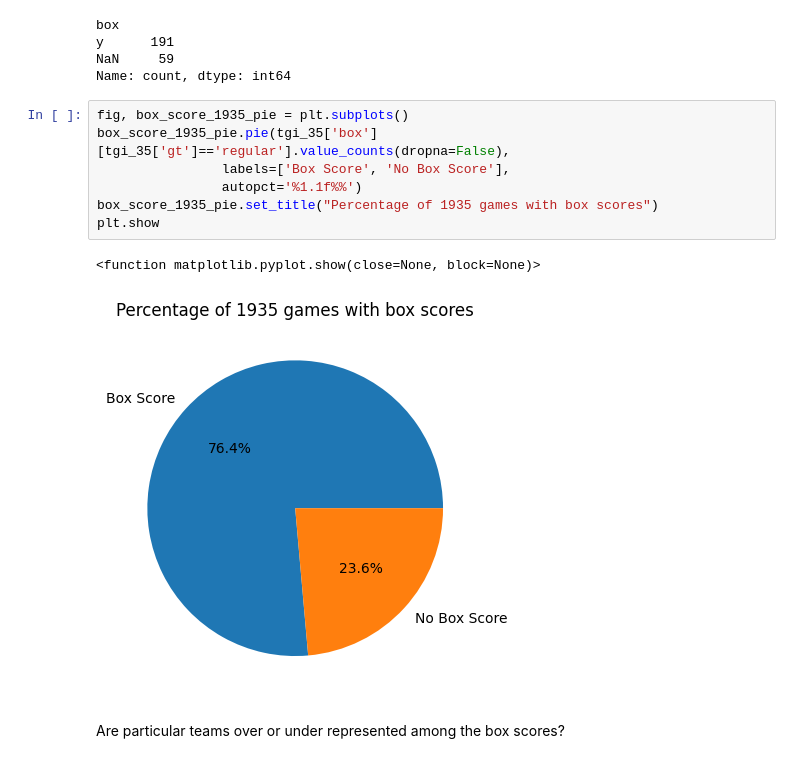
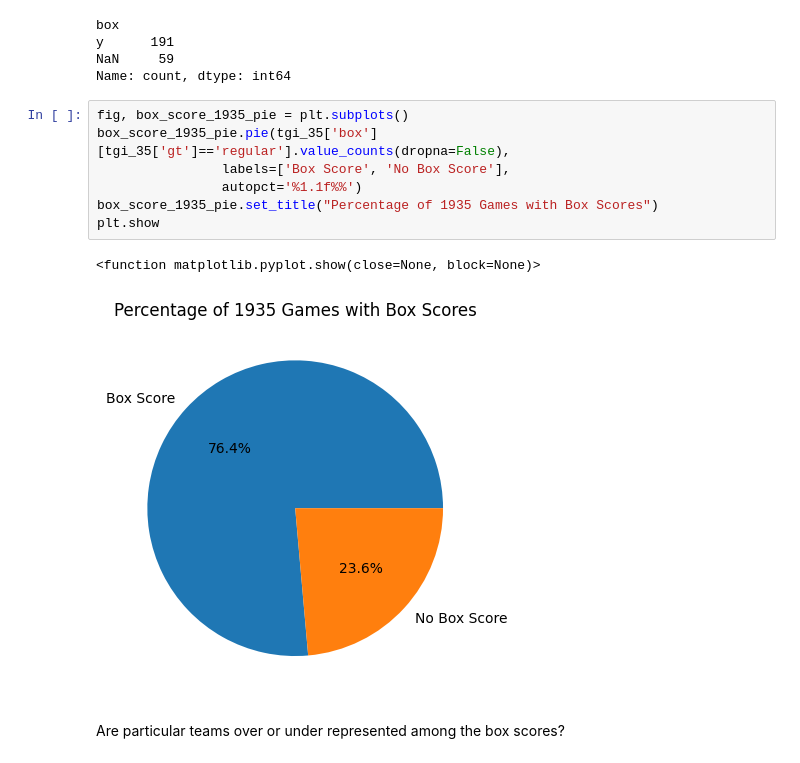
Before and after one commit to lcbogie/NgLgNov2025, a Jupyter notebook: exploration_1.ipynb, the cells around one changed output. Saved outputs shown, nothing was run; the diff lists cells and outputs as text.

```diff
--- a/exploration_1.ipynb
+++ b/exploration_1.ipynb
@@ -843,13 +863,13 @@ Name: count, dtype: int64
 # %%
 fig, box_score_1935_pie = plt.subplots()
 box_score_1935_pie.pie(tgi_35['box'][tgi_35['gt']=='regular'].value_counts(dropna=False),
                 labels=['Box Score', 'No Box Score'],
                 autopct='%1.1f%%')
-box_score_1935_pie.set_title("Percentage of 1935 games with box scores")
+box_score_1935_pie.set_title("Percentage of 1935 Games with Box Scores")
 plt.show
 # %% [output]
 <function matplotlib.pyplot.show(close=None, block=None)>
-[figure, old version]
+[figure, new version]
 # %% [markdown]
 Are particular teams over or under represented among the box scores?
 # %% [markdown]
```
Also changed, not shown: parts of 10 cells of this notebook.
